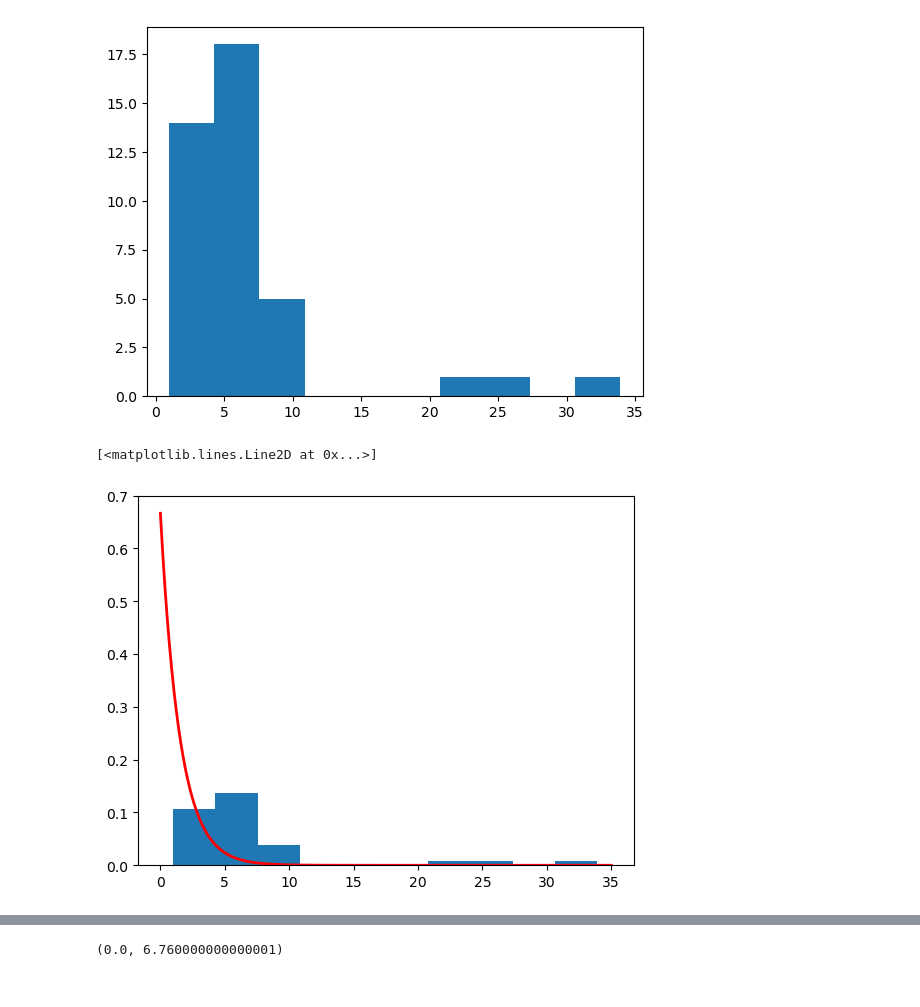
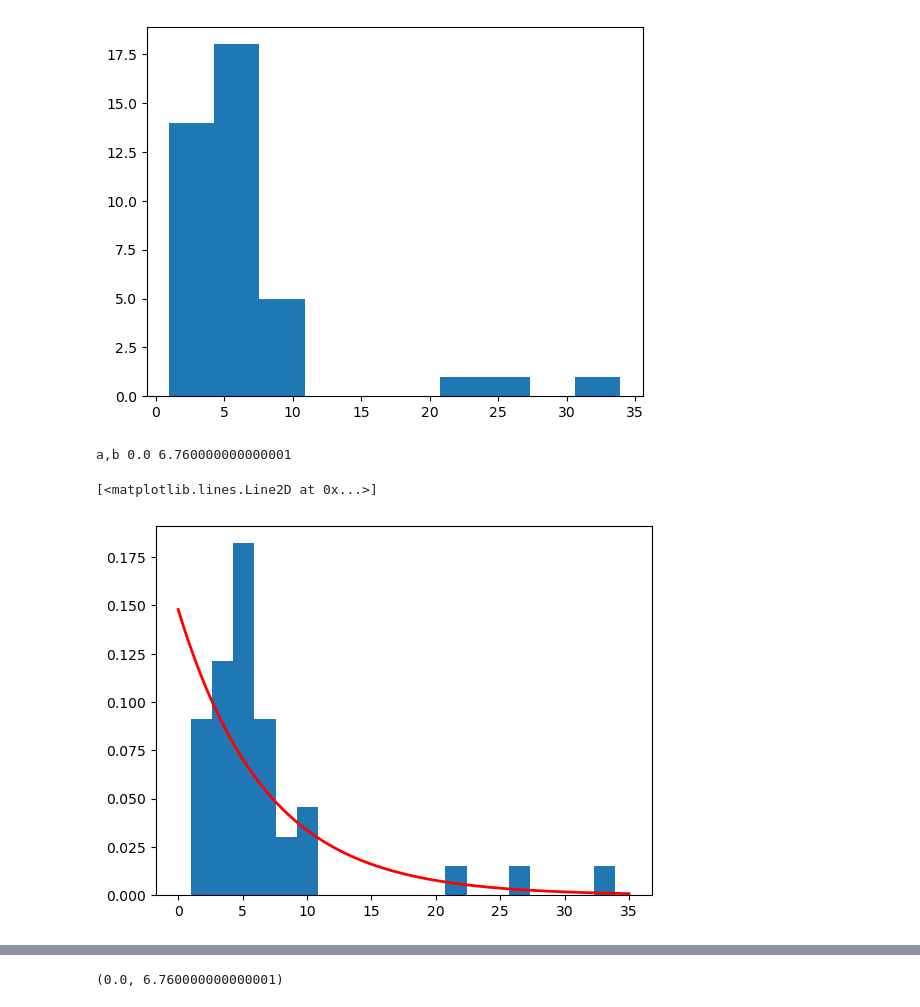
Before and after one commit to gl626qf/advanced_dataanalysis, a Jupyter notebook: chapters/1-fundamentalPy/week4/binnedData.ipynb, the cells around one changed output, grey strips where cells are left out. Drawn from its saved outputs; the diff is of its cells as text; code cells hidden in the pictures.

```diff
--- a/chapters/1-fundamentalPy/week4/binnedData.ipynb
+++ b/chapters/1-fundamentalPy/week4/binnedData.ipynb
@@ -29,16 +29,18 @@ plt.show()
 # %%
 # The exercise ask to make a exponential fit to the data
 # We can do this by using the stats.expon.fit function
 a,b = stats.expon.fit(data, floc = 0)
 
+print("a,b", a,b)
 
 # Now I want to show the fit with the histogram
 # First I need to make a x-axis
 x = np.linspace(0, 35, 1000)
 
 # Then I can plot the histogram and the fit
-plt.hist(data, bins=10, density=True)
-plt.plot(x, stats.expon.pdf(x, 0, 1.5), 'r-', lw=2)
+plt.hist(data, bins=20, density=True)
+plt.plot(x, stats.expon.pdf(x, a, b), 'r-', lw=2)
 # %% [output]
-[<matplotlib.lines.Line2D at 0x...>]
+a,b 0.0 6.760000000000001
+[<matplotlib.lines.Line2D at 0x...>]
-[figure, old version]
+[figure, new version]
```
Also changed, not shown: parts of 12 cells of this notebook, 3 other files.
